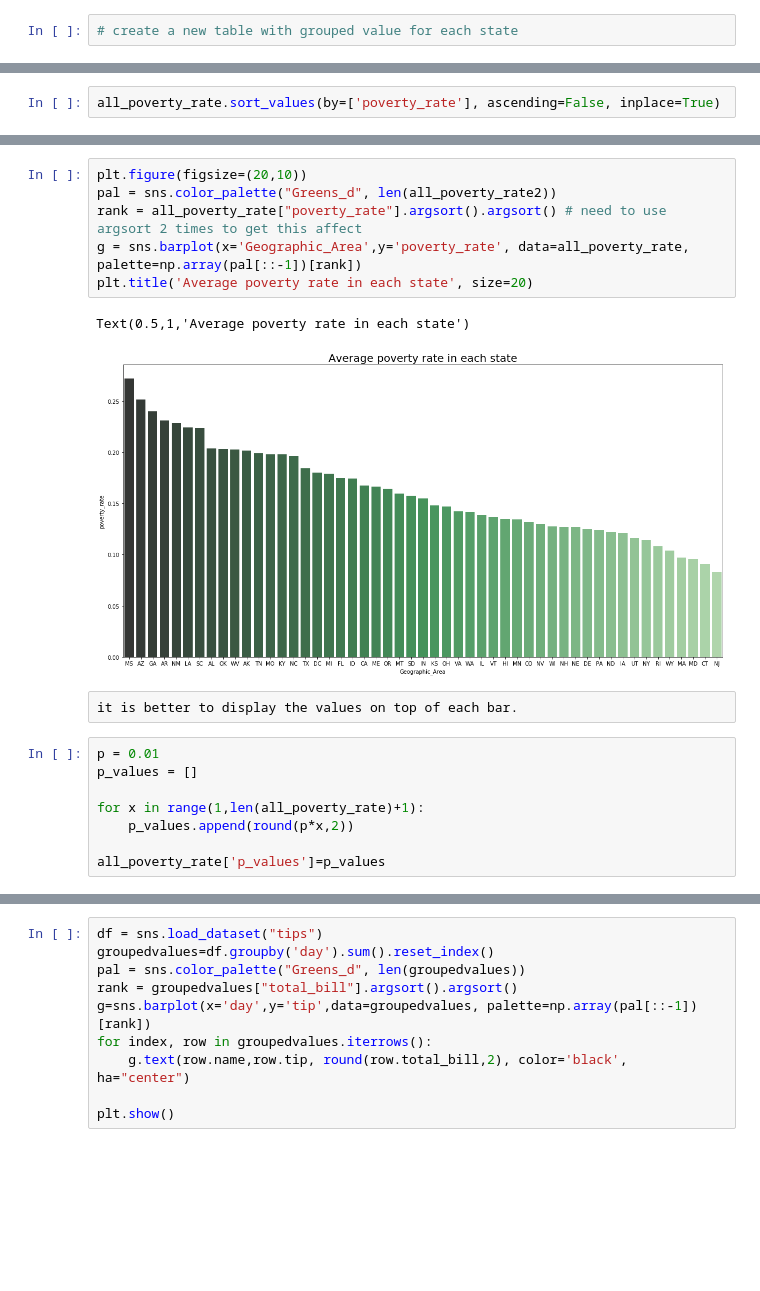
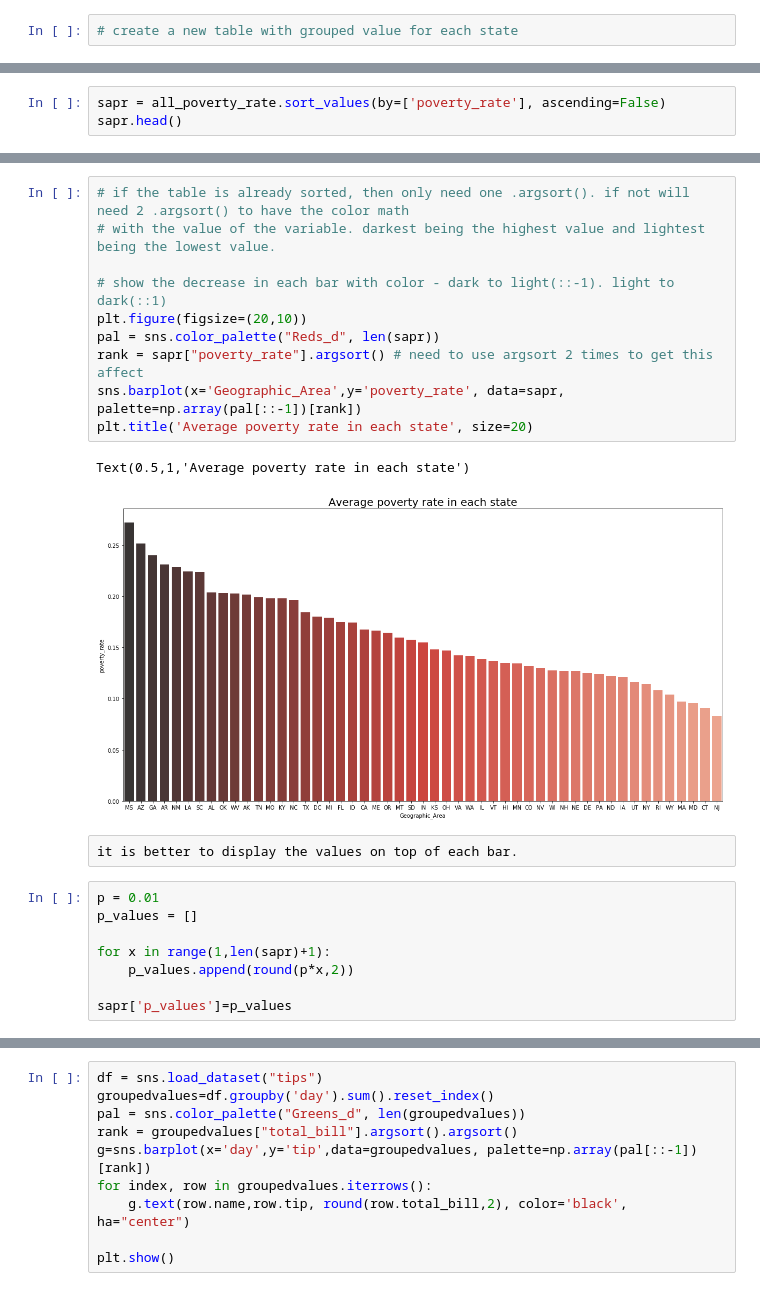
Before and after one commit to michaelzeng25/USA-shootings, a Jupyter notebook: USA shooting.ipynb, the cells around one changed output, grey strips where cells are left out. Drawn from its saved outputs; the diff is of its cells as text; blank space fills up the shorter version.

```diff
--- a/USA shooting.ipynb
+++ b/USA shooting.ipynb
@@ -162,2 +149,3 @@ all_poverty_rate.head()
 # %%
-all_poverty_rate.sort_values(by=['poverty_rate'], ascending=False, inplace=True)
+sapr = all_poverty_rate.sort_values(by=['poverty_rate'], ascending=False)
+sapr.head()
@@ -169,21 +164,25 @@ plt.title('Average poverty rate in each state', size=20)
 Text(0.5,1,'Average poverty rate in each state')
 [figure]
 # %%
+# if the table is already sorted, then only need one .argsort(). if not will need 2 .argsort() to have the color math
+# with the value of the variable. darkest being the highest value and lightest being the lowest value.
+
+# show the decrease in each bar with color - dark to light(::-1). light to dark(::1)
 plt.figure(figsize=(20,10))
-pal = sns.color_palette("Greens_d", len(all_poverty_rate2))
-rank = all_poverty_rate["poverty_rate"].argsort().argsort() # need to use argsort 2 times to get this affect
-g = sns.barplot(x='Geographic_Area',y='poverty_rate', data=all_poverty_rate, palette=np.array(pal[::-1])[rank])
+pal = sns.color_palette("Reds_d", len(sapr))
+rank = sapr["poverty_rate"].argsort() # need to use argsort 2 times to get this affect
+sns.barplot(x='Geographic_Area',y='poverty_rate', data=sapr, palette=np.array(pal[::-1])[rank])
 plt.title('Average poverty rate in each state', size=20)
 # %% [output]
 Text(0.5,1,'Average poverty rate in each state')
-[figure, old version]
+[figure, new version]
 # %% [raw]
 it is better to display the values on top of each bar.
 # %%
 p = 0.01
 p_values = []
 
-for x in range(1,len(all_poverty_rate)+1):
+for x in range(1,len(sapr)+1):
     p_values.append(round(p*x,2))
 
-all_poverty_rate['p_values']=p_values
+sapr['p_values']=p_values
```
Also changed, not shown: parts of 24 cells of this notebook.
